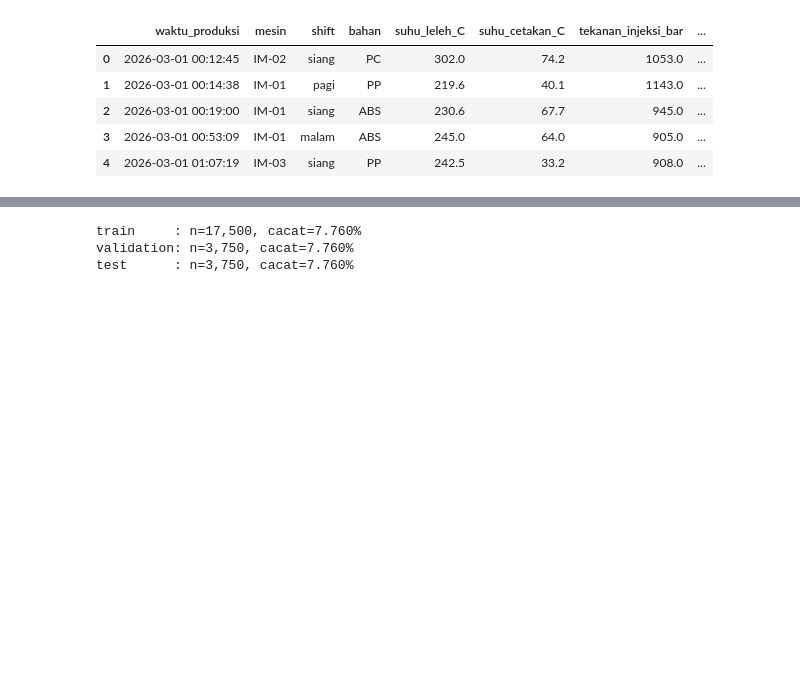
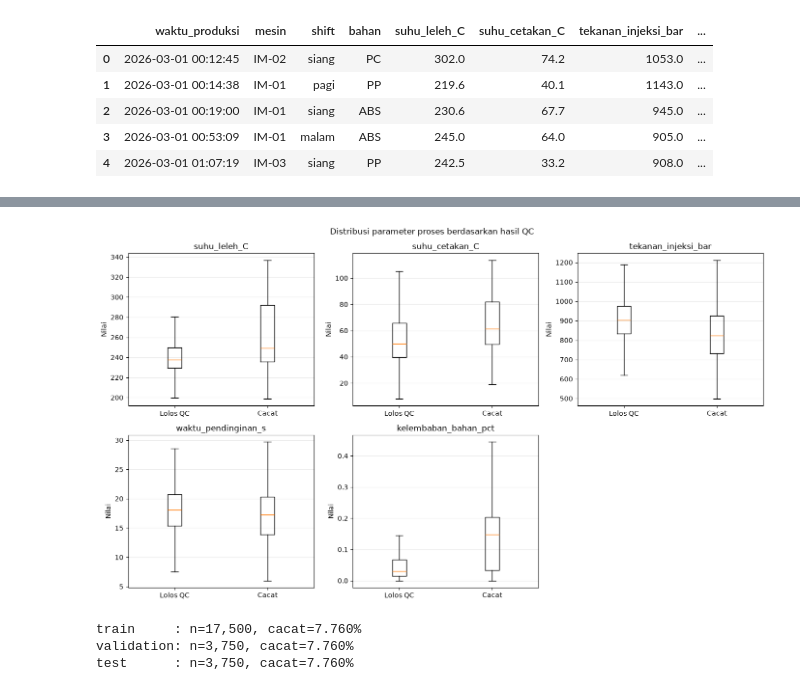
Before and after one commit to arusuzen/PROJEK-ML-GIAN---GANESH, a Jupyter notebook: Tugas_ML_inject.ipynb, the cells around one changed output, grey strips where cells are left out. Cells and saved outputs as stored; diff of their text form; code cells hidden in the pictures; blank space fills up the shorter version.

```diff
--- a/Tugas_ML_inject.ipynb
+++ b/Tugas_ML_inject.ipynb
@@ -96 +113,32 @@ Proporsi cacat:
+# %%
+numeric_features = [
+    "suhu_leleh_C",
+    "suhu_cetakan_C",
+    "tekanan_injeksi_bar",
+    "waktu_pendinginan_s",
+    "kelembaban_bahan_pct",
+]
+
+fig, axes = plt.subplots(2, 3, figsize=(14, 8))
+axes = axes.flatten()
+
+for ax, column in zip(axes, numeric_features):
+    values_per_class = [
+        df.loc[df["cacat"] == 0, column].dropna(),
+        df.loc[df["cacat"] == 1, column].dropna(),
+    ]
+
+    ax.boxplot(values_per_class, tick_labels=["Lolos QC", "Cacat"], showfliers=False)
+    ax.set_title(column)
+    ax.set_ylabel("Nilai")
+    ax.grid(axis="y", alpha=0.25)
+
+for ax in axes[len(numeric_features):]:
+    ax.set_visible(False)
+
+plt.suptitle("Distribusi parameter proses berdasarkan hasil QC")
+plt.tight_layout()
+plt.show()
+# %% [output]
+[figure, added]
 # %%
```
Also changed, not shown: parts of 11 cells of this notebook, 3 other files.
